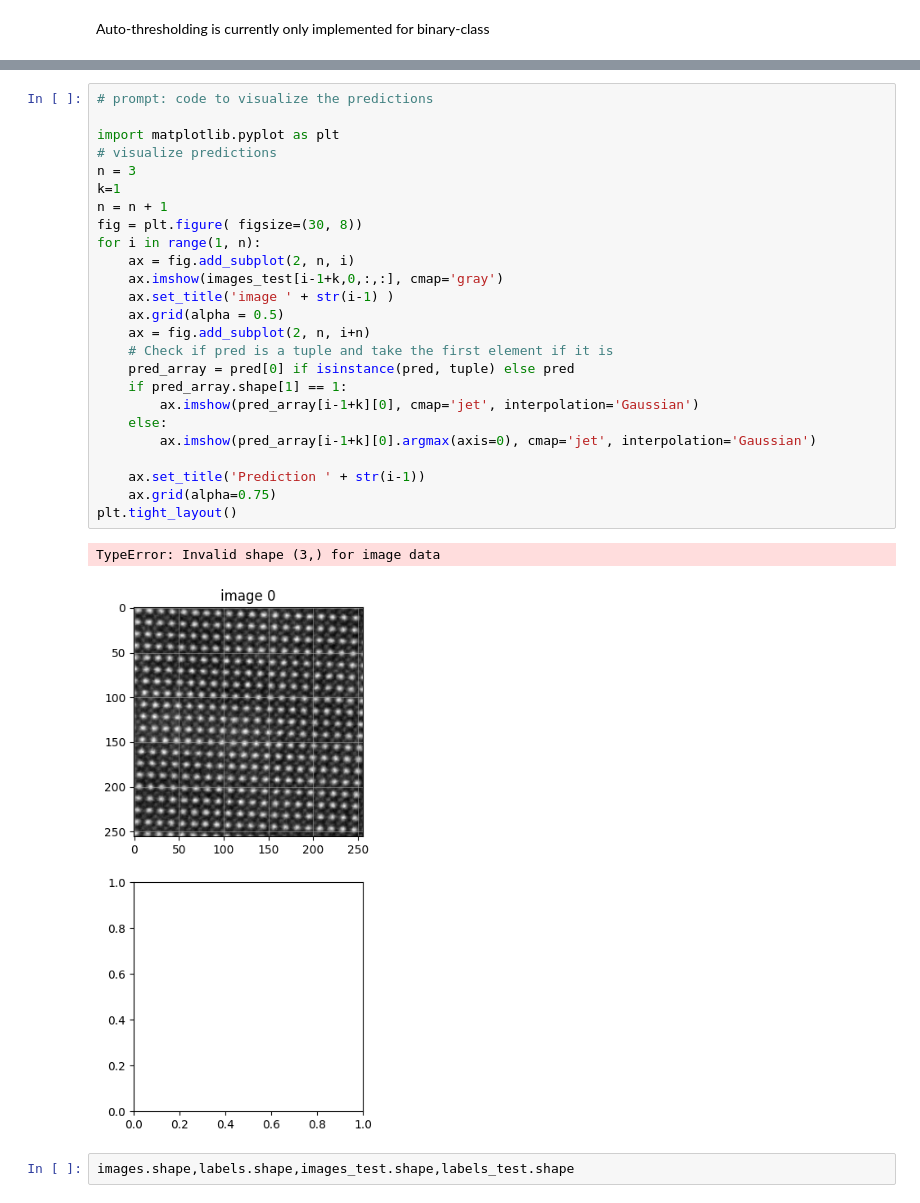
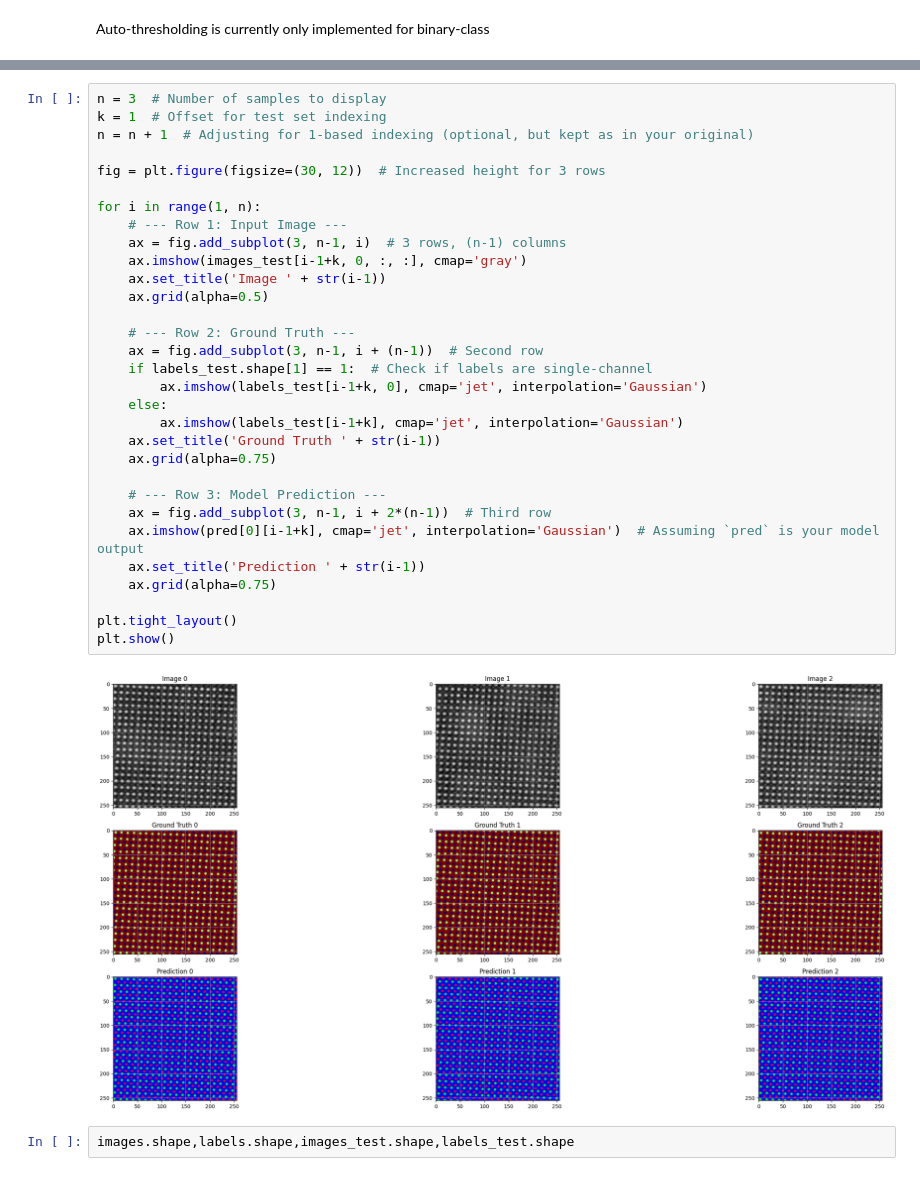
Before and after one commit to Gunashekhar007/WSAI-intern-2025, a Jupyter notebook: examples/notebooks/EarlyStopping_LBFO_pv.ipynb, the cells around one changed output, grey strips where cells are left out. Saved outputs shown, nothing was run; the diff lists cells and outputs as text.

```diff
--- a/examples/notebooks/EarlyStopping_LBFO_pv.ipynb
+++ b/examples/notebooks/EarlyStopping_LBFO_pv.ipynb
@@ -281,31 +302,36 @@ IndexError: tuple index out of range
 # %%
-# prompt: code to visualize the predictions
+n = 3  # Number of samples to display
+k = 1  # Offset for test set indexing
+n = n + 1  # Adjusting for 1-based indexing (optional, but kept as in your original)
 
-import matplotlib.pyplot as plt
-# visualize predictions
-n = 3
-k=1
-n = n + 1
-fig = plt.figure( figsize=(30, 8))
+fig = plt.figure(figsize=(30, 12))  # Increased height for 3 rows
+
 for i in range(1, n):
-    ax = fig.add_subplot(2, n, i)
-    ax.imshow(images_test[i-1+k,0,:,:], cmap='gray')
-    ax.set_title('image ' + str(i-1) )
-    ax.grid(alpha = 0.5)
-    ax = fig.add_subplot(2, n, i+n)
-    # Check if pred is a tuple and take the first element if it is
-    pred_array = pred[0] if isinstance(pred, tuple) else pred
-    if pred_array.shape[1] == 1:
-        ax.imshow(pred_array[i-1+k][0], cmap='jet', interpolation='Gaussian')
+    # --- Row 1: Input Image ---
+    ax = fig.add_subplot(3, n-1, i)  # 3 rows, (n-1) columns
+    ax.imshow(images_test[i-1+k, 0, :, :], cmap='gray')
+    ax.set_title('Image ' + str(i-1))
+    ax.grid(alpha=0.5)
+
+    # --- Row 2: Ground Truth ---
+    ax = fig.add_subplot(3, n-1, i + (n-1))  # Second row
+    if labels_test.shape[1] == 1:  # Check if labels are single-channel
+        ax.imshow(labels_test[i-1+k, 0], cmap='jet', interpolation='Gaussian')
     else:
-        ax.imshow(pred_array[i-1+k][0].argmax(axis=0), cmap='jet', interpolation='Gaussian')
+        ax.imshow(labels_test[i-1+k], cmap='jet', interpolation='Gaussian')
+    ax.set_title('Ground Truth ' + str(i-1))
+    ax.grid(alpha=0.75)
 
+    # --- Row 3: Model Prediction ---
+    ax = fig.add_subplot(3, n-1, i + 2*(n-1))  # Third row
+    ax.imshow(pred[0][i-1+k], cmap='jet', interpolation='Gaussian')  # Assuming `pred` is your model output
     ax.set_title('Prediction ' + str(i-1))
     ax.grid(alpha=0.75)
+
 plt.tight_layout()
+plt.show()
 # %% [output]
-TypeError: Invalid shape (3,) for image data
-[figure, old version]
+[figure, new version]
 # %%
 images.shape,labels.shape,images_test.shape,labels_test.shape
 # %% [output]
```
Also changed, not shown: parts of 11 cells of this notebook.
